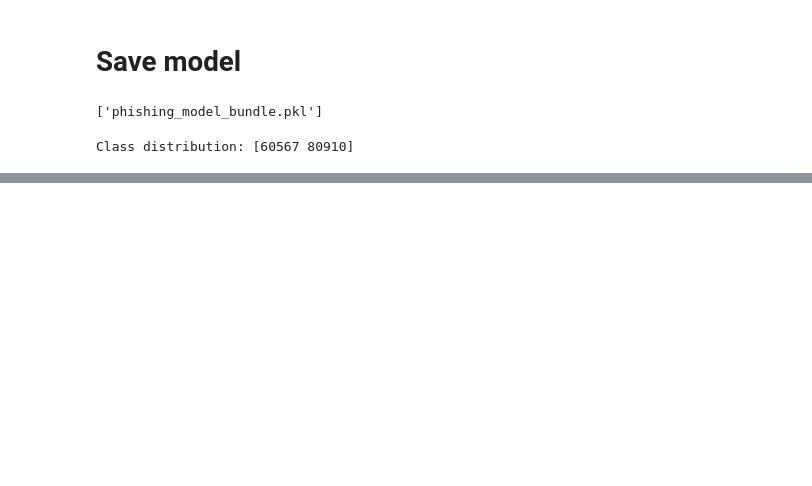
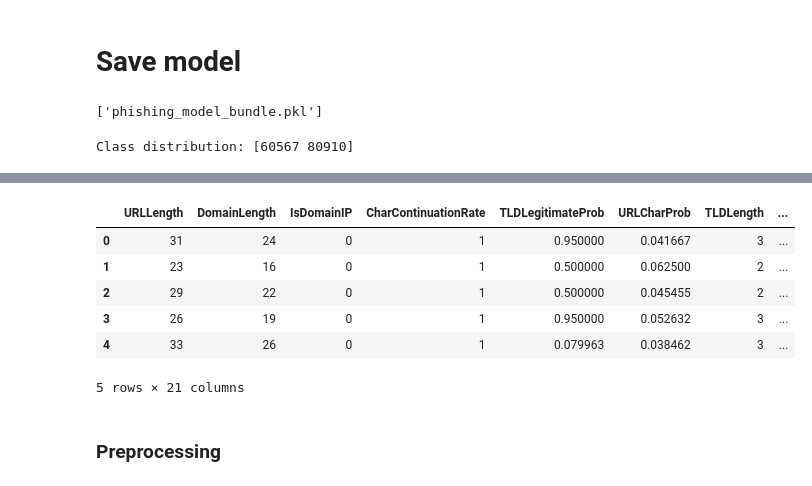
Before and after one commit to tarek-ibr/PhishGuard, a Jupyter notebook: backend/Model.ipynb, the cells around one changed output, grey strips where cells are left out. Cells and saved outputs as stored; diff of their text form; code cells hidden in the pictures; blank space fills up the shorter version.

```diff
--- a/backend/Model.ipynb
+++ b/backend/Model.ipynb
@@ -917,0 +859,12 @@ Predicted class: 1
+# %%
+new_features_df.head()
+# %% [output]
+|  | URLLength | DomainLength | IsDomainIP | CharContinuationRate | TLDLegitimateProb | URLCharProb | TLDLength | ... |
+| 0 | 31 | 24 | 0 | 1 | 0.950000 | 0.041667 | 3 | ... |
+| 1 | 23 | 16 | 0 | 1 | 0.500000 | 0.062500 | 2 | ... |
+| 2 | 29 | 22 | 0 | 1 | 0.500000 | 0.045455 | 2 | ... |
+| 3 | 26 | 19 | 0 | 1 | 0.950000 | 0.052632 | 3 | ... |
+| 4 | 33 | 26 | 0 | 1 | 0.079963 | 0.038462 | 3 | ... |
+5 rows × 21 columns
+# %% [markdown]
+### Preprocessing
```
Also changed, not shown: parts of 26 cells of this notebook, 4 other files.
